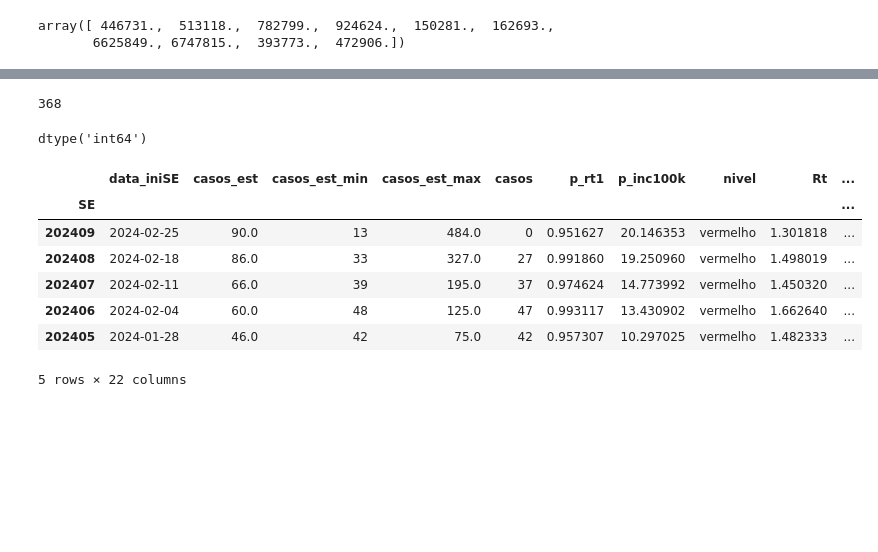
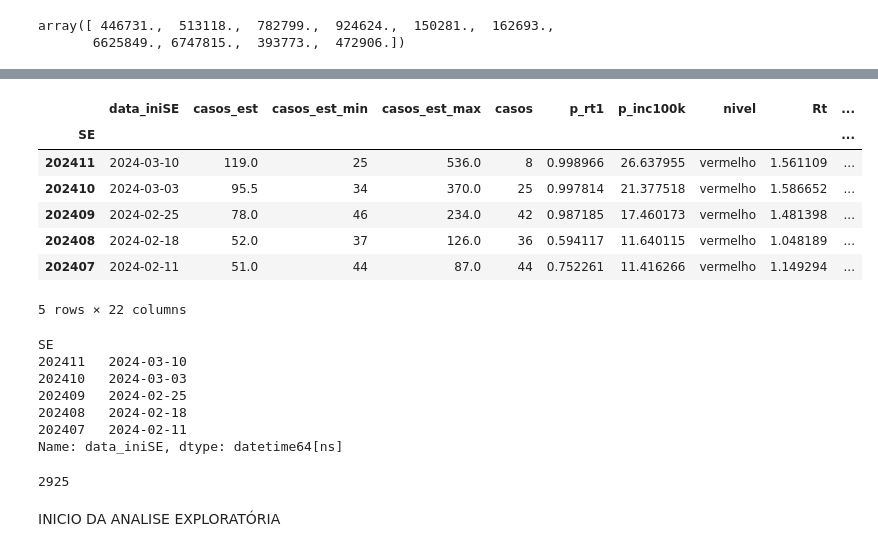
Before and after one commit to al00pes/dengue_riodejaneiro, a Jupyter notebook: dengue_dataset.ipynb, the cells around one changed output, grey strips where cells are left out. Drawn from its saved outputs; the diff is of its cells as text; code cells hidden in the pictures; blank space fills up the shorter version.

Commit message:
dengue_part2

```diff
--- a/dengue_dataset.ipynb
+++ b/dengue_dataset.ipynb
@@ -704,22 +826,50 @@ df_dados_01.head()
-# %%
-df_dados_01['casos'].nunique()
-# %% [output]
-368
-# %%
-df_dados_01['casos'].dtypes
-# %% [output]
-dtype('int64')
-# %%
-df_dados_01.head()
-# %% [output]
-|  | data_iniSE | casos_est | casos_est_min | casos_est_max | casos | p_rt1 | p_inc100k | nivel | Rt | ... |
-| SE |  |  |  |  |  |  |  |  |  | ... |
-| 202409 | 2024-02-25 | 90.0 | 13 | 484.0 | 0 | 0.951627 | 20.146353 | vermelho | 1.301818 | ... |
-| 202408 | 2024-02-18 | 86.0 | 33 | 327.0 | 27 | 0.991860 | 19.250960 | vermelho | 1.498019 | ... |
-| 202407 | 2024-02-11 | 66.0 | 39 | 195.0 | 37 | 0.974624 | 14.773992 | vermelho | 1.450320 | ... |
-| 202406 | 2024-02-04 | 60.0 | 48 | 125.0 | 47 | 0.993117 | 13.430902 | vermelho | 1.662640 | ... |
-| 202405 | 2024-01-28 | 46.0 | 42 | 75.0 | 42 | 0.957307 | 10.297025 | vermelho | 1.482333 | ... |
-5 rows × 22 columns
+# %%
+#Transforma os numero float para exibir somente 2 casas decimais apos a virgula
+
+df_dados_01['umidmed'] = round(df_dados_01['umidmed'],2)
+
+df_dados_01['umidmin'] = round(df_dados_01['umidmin'],2)
+
+df_dados_01['umidmax'] = round(df_dados_01['umidmax'],2)
+
+df_dados_01['tempmax'] = round(df_dados_01['tempmax'],2)
+
+df_dados_01['tempmed'] = round(df_dados_01['tempmed'],2)
+
+df_dados_01['tempmin'] = round(df_dados_01['tempmin'],2)
+
+
+df_dados_01.head()
+# %% [output]
+|  | data_iniSE | casos_est | casos_est_min | casos_est_max | casos | p_rt1 | p_inc100k | nivel | Rt | ... |
+| SE |  |  |  |  |  |  |  |  |  | ... |
+| 202411 | 2024-03-10 | 119.0 | 25 | 536.0 | 8 | 0.998966 | 26.637955 | vermelho | 1.561109 | ... |
+| 202410 | 2024-03-03 | 95.5 | 34 | 370.0 | 25 | 0.997814 | 21.377518 | vermelho | 1.586652 | ... |
+| 202409 | 2024-02-25 | 78.0 | 46 | 234.0 | 42 | 0.987185 | 17.460173 | vermelho | 1.481398 | ... |
+| 202408 | 2024-02-18 | 52.0 | 37 | 126.0 | 36 | 0.594117 | 11.640115 | vermelho | 1.048189 | ... |
+| 202407 | 2024-02-11 | 51.0 | 44 | 87.0 | 44 | 0.752261 | 11.416266 | vermelho | 1.149294 | ... |
+5 rows × 22 columns
+# %%
+df_dados_01['data_iniSE'].head()
+# %% [output]
+SE
+202411   2024-03-10
+202410   2024-03-03
+202409   2024-02-25
+202408   2024-02-18
+202407   2024-02-11
+Name: data_iniSE, dtype: datetime64[ns]
+# %%
+import pymysql
+from sqlalchemy import create_engine
+
+#//usuario@password@caminho_server/<nome_database>
+engine=create_engine('mysql+pymysql://root:root@localhost/DENGUE_RJ')
+
+#Nome da table, se não existir, criar
+df_dados_01.to_sql("rio_de_janeiro",engine,index=False, if_exists='replace')
+# %% [output]
+2925
 # %%
 #Salvando em csv
 
@@ -726,0 +877,2 @@ df_dados_01.to_csv('dataset_dengue_rj.csv', encoding='UTF-8', index=False)
+# %% [markdown]
+INICIO DA ANALISE EXPLORATÓRIA
```
Also changed, not shown: parts of 35 cells of this notebook.
